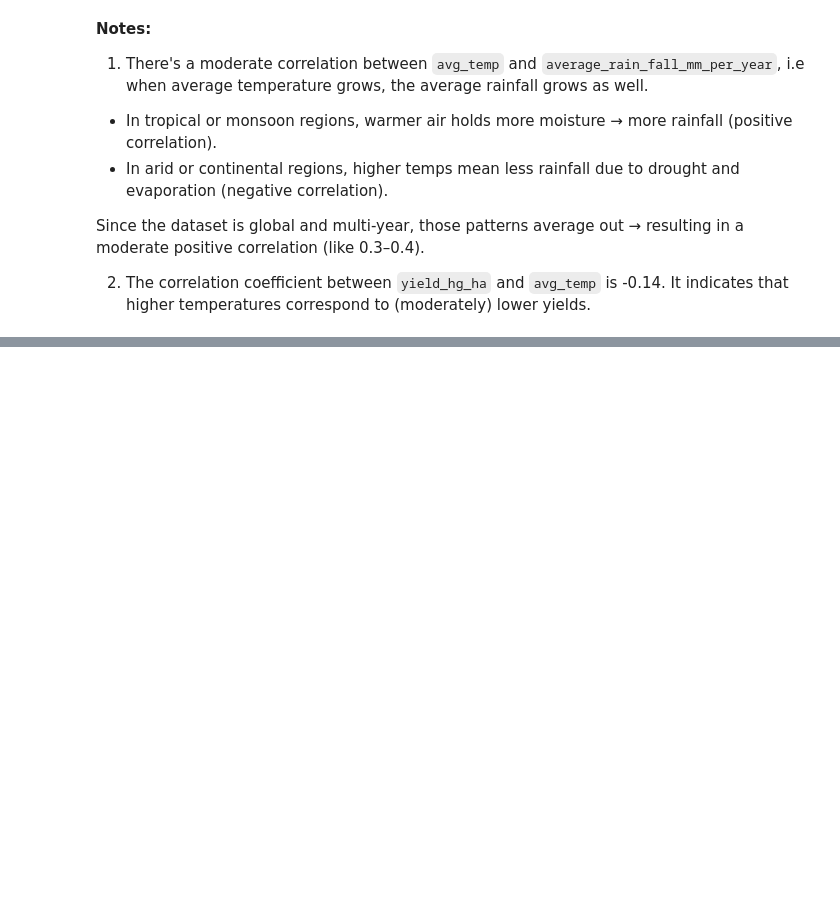
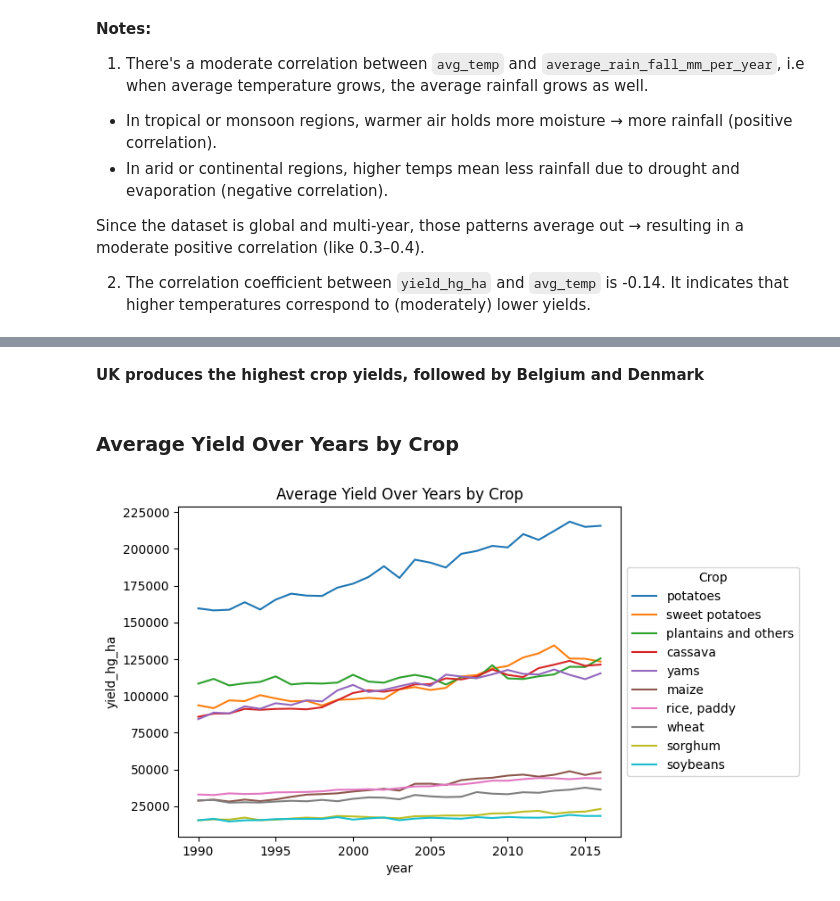
Before and after one commit to Rimsha-Bashir/crop-yield-prediction, a Jupyter notebook: notebooks/02_EDA.ipynb, the cells around one changed output, grey strips where cells are left out. Saved outputs shown, nothing was run; the diff lists cells and outputs as text; code cells hidden in the pictures; blank space fills up the shorter version.

```diff
--- a/notebooks/02_EDA.ipynb
+++ b/notebooks/02_EDA.ipynb
@@ -75,0 +88,16 @@ Since the dataset is global and multi-year, those patterns average out → resul
+# %% [markdown]
+**UK produces the highest crop yields, followed by Belgium and Denmark**
+# %% [markdown]
+### Average Yield Over Years by Crop
+# %%
+df_high_yield_crop=df.groupby(['crop', 'year'])['yield_hg_ha'].mean().sort_values(ascending=False).reset_index()
+sns.lineplot(x='year', y='yield_hg_ha', hue='crop', data=df_high_yield_crop)
+plt.title('Average Yield Over Years by Crop')
+plt.legend(
+    title='Crop',
+    loc='center left',        # position reference
+    bbox_to_anchor=(1, 0.5)   # x=1 means just outside right edge, y=0.5 centers vertically
+)
+plt.show()
+# %% [output]
+[figure, added]
```
Also changed, not shown: parts of 12 cells of this notebook.
